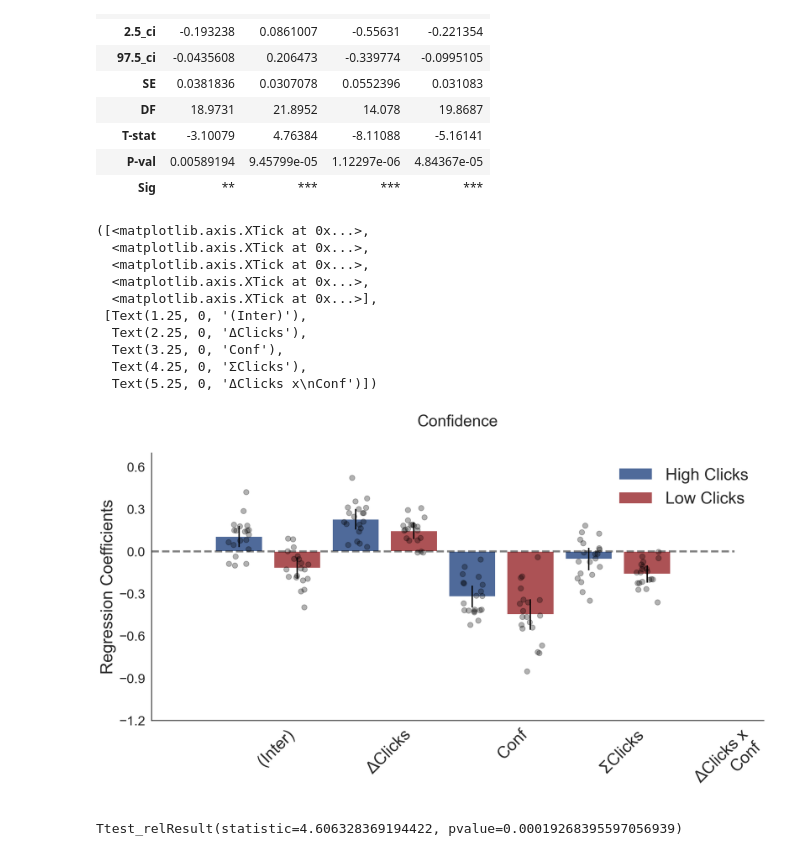
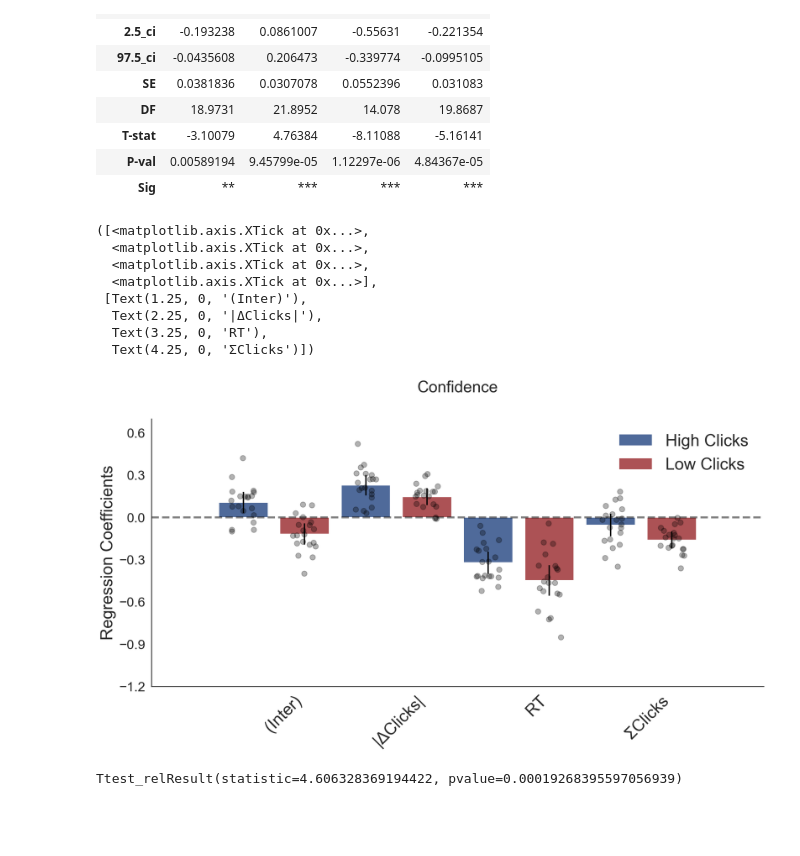
Before and after one commit to pradysepulveda/pupilPEB2021, a Jupyter notebook: Code PupilClicks/PEB2021_PupilSelect.ipynb, the cells around one changed output. Drawn from its saved outputs; the diff is of its cells as text; code cells hidden in the pictures; blank space fills up the shorter version.

```diff
--- a/Code PupilClicks/PEB2021_PupilSelect.ipynb
+++ b/Code PupilClicks/PEB2021_PupilSelect.ipynb
@@ -10,7 +10,7 @@ select_subj = [1,2,3,4,5,8,9,10,11,12,13,15,17,18,19,20,21,22,23,24]
 choiceNameFrames = list()
 
 for i in np.arange(len(select_subj)):
-    choiceNameFrames1 = glob.glob('/Users/pradyumna/Google Drive/BdM Projects/pupilPEB2021/Pilots Clicks/pilot'+str(select_subj[i])+'/RESULTS_FILE.txt')
+    choiceNameFrames1 = glob.glob('/Volumes/BdMLab2021/Prady_backup/pupilPEB2021/Pilots Clicks/pilot'+str(select_subj[i])+'/RESULTS_FILE.txt')
 
     choiceNameFrames1.sort()
 
@@ -824,20 +824,18 @@ table_data2
 # %%
 Coefpresplot_bar2(table_data1, par_table_data1,table_data2, par_table_data2, barcol1='#4F6A9A',barcol2='#AC5255',
                   title='Confidence', size='big',ymultiple=0.3, ticklabsize=20,labels= ['High Clicks','Low Clicks'])
 #plt.ylim(-0.4, 0.4)
-plt.xticks([1.25,2.25,3.25, 4.25,5.25],['(Inter)','ΔClicks','Conf','ΣClicks','ΔClicks x\nConf'], rotation=45)
+plt.xticks([1.25,2.25,3.25, 4.25],['(Inter)','|ΔClicks|','RT','ΣClicks'], rotation=45)
 # %% [output]
 ([<matplotlib.axis.XTick at 0x...>,
-  <matplotlib.axis.XTick at 0x...>,
   <matplotlib.axis.XTick at 0x...>,
   <matplotlib.axis.XTick at 0x...>,
   <matplotlib.axis.XTick at 0x...>],
  [Text(1.25, 0, '(Inter)'),
-  Text(2.25, 0, 'ΔClicks'),
-  Text(3.25, 0, 'Conf'),
-  Text(4.25, 0, 'ΣClicks'),
-  Text(5.25, 0, 'ΔClicks x\nConf')])
+  Text(2.25, 0, '|ΔClicks|'),
+  Text(3.25, 0, 'RT'),
+  Text(4.25, 0, 'ΣClicks')])
-[figure, old version]
+[figure, new version]
 # %%
 stats.ttest_rel(par_table_data1.zTotFreq.values,par_table_data2.zTotFreq.values)
 # %% [output]
```
Also changed, not shown: parts of 2 cells of this notebook, 3 other files.
